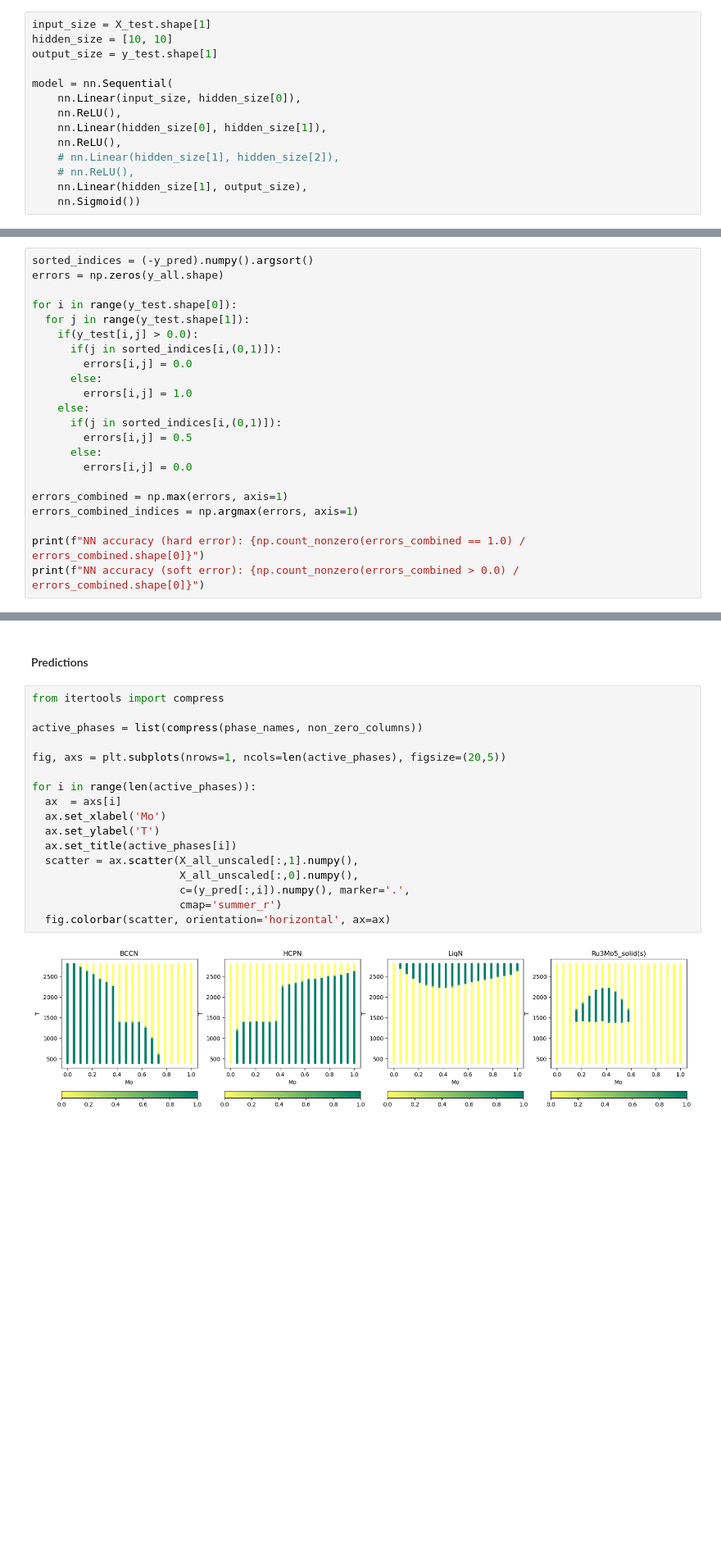
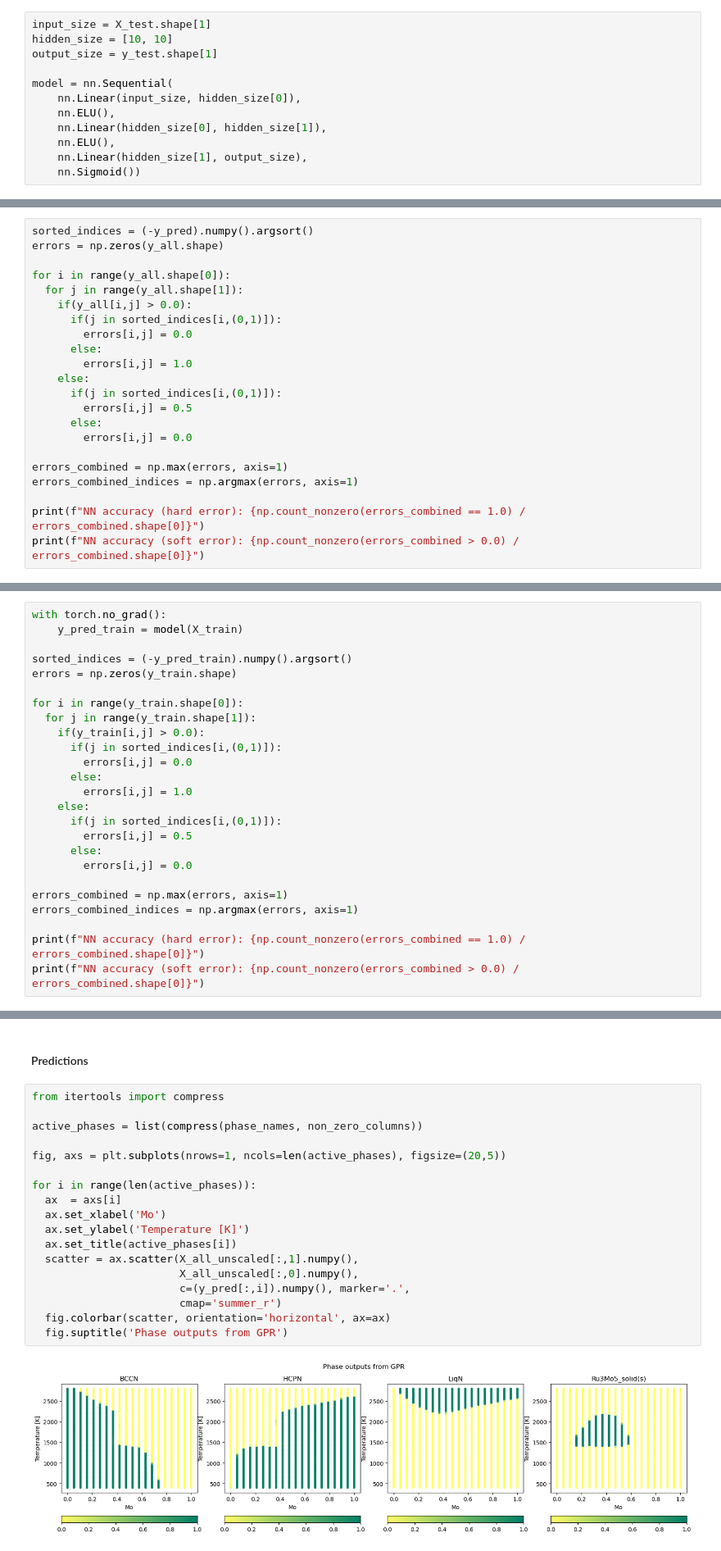
Before and after one commit to parikshitbajpai/wolverine, a Jupyter notebook: examples/nn/MoRu_Multitask.ipynb, the cells around one changed output, grey strips where cells are left out. Shown at 82% size. Saved outputs shown, nothing was run; the diff lists cells and outputs as text; blank space fills up the shorter version.

Commit message:
Working Multitask NN with error and confidence metrics

```diff
--- a/examples/nn/MoRu_Multitask.ipynb
+++ b/examples/nn/MoRu_Multitask.ipynb
@@ -171,11 +171,9 @@ output_size = y_test.shape[1]
 
 model = nn.Sequential(
     nn.Linear(input_size, hidden_size[0]),
-    nn.ReLU(),
+    nn.ELU(),
     nn.Linear(hidden_size[0], hidden_size[1]),
-    nn.ReLU(),
-    # nn.Linear(hidden_size[1], hidden_size[2]),
-    # nn.ReLU(),
+    nn.ELU(),
     nn.Linear(hidden_size[1], output_size),
     nn.Sigmoid())
 # %%
@@ -228,9 +226,9 @@ with torch.no_grad():
 sorted_indices = (-y_pred).numpy().argsort()
 errors = np.zeros(y_all.shape)
 
-for i in range(y_test.shape[0]):
-  for j in range(y_test.shape[1]):
-    if(y_test[i,j] > 0.0):
+for i in range(y_all.shape[0]):
+  for j in range(y_all.shape[1]):
+    if(y_all[i,j] > 0.0):
       if(j in sorted_indices[i,(0,1)]):
         errors[i,j] = 0.0
       else:
@@ -251,0 +250,25 @@ NN accuracy (soft error): 0.2975
+# %%
+with torch.no_grad():
+    y_pred_train = model(X_train)
+
+sorted_indices = (-y_pred_train).numpy().argsort()
+errors = np.zeros(y_train.shape)
+
+for i in range(y_train.shape[0]):
+  for j in range(y_train.shape[1]):
+    if(y_train[i,j] > 0.0):
+      if(j in sorted_indices[i,(0,1)]):
+        errors[i,j] = 0.0
+      else:
+        errors[i,j] = 1.0
+    else:
+      if(j in sorted_indices[i,(0,1)]):
+        errors[i,j] = 0.5
+      else:
+        errors[i,j] = 0.0
+
+errors_combined = np.max(errors, axis=1)
+errors_combined_indices = np.argmax(errors, axis=1)
+
+print(f"NN accuracy (hard error): {np.count_nonzero(errors_combined == 1.0) / errors_combined.shape[0]}")
+print(f"NN accuracy (soft error): {np.count_nonzero(errors_combined > 0.0) / errors_combined.shape[0]}")
@@ -256,19 +282,20 @@ NN accuracy (soft error): 0.2975
 # %%
 from itertools import compress
 
 active_phases = list(compress(phase_names, non_zero_columns))
 
 fig, axs = plt.subplots(nrows=1, ncols=len(active_phases), figsize=(20,5))
 
 for i in range(len(active_phases)):
   ax  = axs[i]
   ax.set_xlabel('Mo')
-  ax.set_ylabel('T')
+  ax.set_ylabel('Temperature [K]')
   ax.set_title(active_phases[i])
   scatter = ax.scatter(X_all_unscaled[:,1].numpy(),
                        X_all_unscaled[:,0].numpy(),
                        c=(y_pred[:,i]).numpy(), marker='.',
                        cmap='summer_r')
   fig.colorbar(scatter, orientation='horizontal', ax=ax)
+  fig.suptitle('Phase outputs from GPR')
 # %% [output]
-[figure, old version]
+[figure, new version]
```
Also changed, not shown: parts of 17 cells of this notebook.
